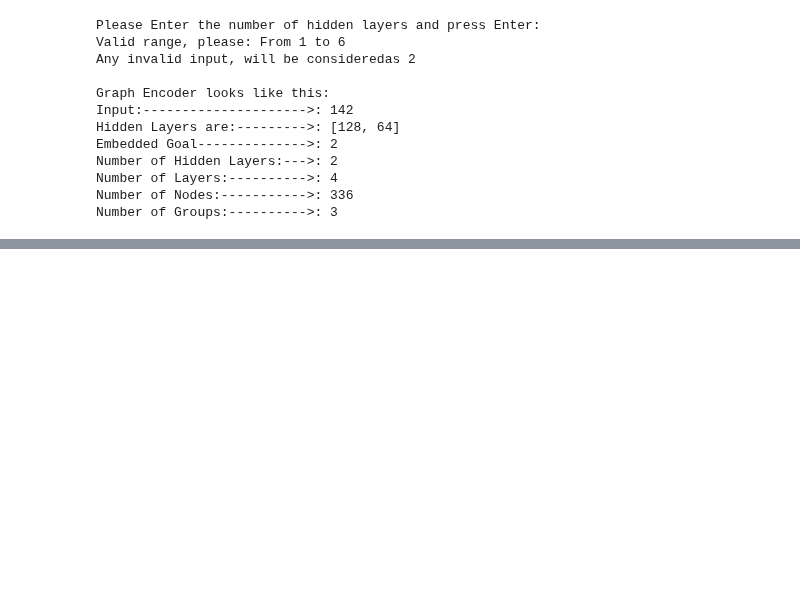
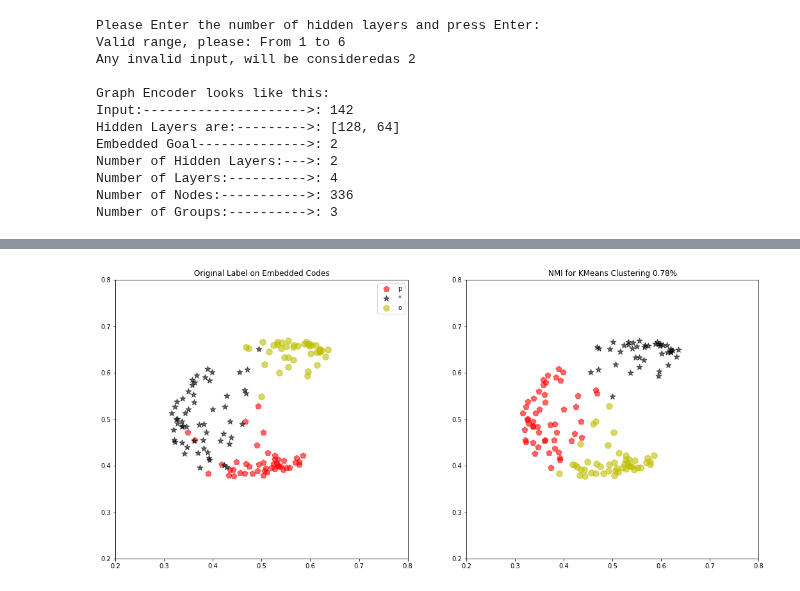
Before and after one commit to saman-nia/Deep-Learning-for-Dimensionality-Reduction, a Jupyter notebook: Dense Matrix Dimensionality Reduction/Comparing_with_Wine.ipynb, the cells around one changed output, grey strips where cells are left out. Drawn from its saved outputs; the diff is of its cells as text; code cells hidden in the pictures; blank space fills up the shorter version.

```diff
--- a/Dense Matrix Dimensionality Reduction/Comparing_with_Wine.ipynb
+++ b/Dense Matrix Dimensionality Reduction/Comparing_with_Wine.ipynb
@@ -317,8 +318,7 @@ def loss_function(reconstructed, input_data):
 # %%
 def training(cost, learning_rate, beta1, beta2, global_step):
     optimizer = tf.compat.v1.train.AdamOptimizer(learning_rate, beta1, beta2,
-                                                 epsilon=1e-08, use_locking=False,
-                                                 name='Adam')
+                                                 epsilon=1e-7, use_locking=False)
     compute_gradient = optimizer.compute_gradients(cost)
     apply_gradient = optimizer.apply_gradients(compute_gradient, global_step=global_step)
     return apply_gradient
@@ -466,3 +424,24 @@ ae_codes = sess.run(code, feed_dict={x: data_set, mode_train: False})
+# %%
+plt.figure(figsize=(18,8))
+for num in range(n_groups):
+  plt.subplot(1,2,1)
+  plt.ylim(bottom=0.2, top=0.8)
+  plt.xlim(left=0.2, right=0.8)
+  plt.scatter([ae_codes[:,0][i] for i in range(len(labels_set)) if labels_set[i] == num],
+              [ae_codes[:,1][i] for i in range(len(labels_set)) if labels_set[i] == num],
+              90, label=markers_list[num], alpha=0.6, color = sorted_color[num], marker=markers_list[num])
+  plt.title('Original Label on Embedded Codes')
+  plt.legend(loc='best')
+  plt.subplot(1,2,2)
+  plt.ylim(bottom=0.2, top=0.8)
+  plt.xlim(left=0.2, right=0.8)
+  plt.scatter([ae_codes[:,0][i] for i in range(len(pred_KMeans_code)) if pred_KMeans_code[i] == num],
+              [ae_codes[:,1][i] for i in range(len(pred_KMeans_code)) if pred_KMeans_code[i] == num],
+              90, alpha=0.6, color = sorted_color[num], marker=markers_list[num])
+  plt.title('NMI for KMeans Clustering {:0.2f}%'.format(nmi_KMeans_code))
+plt.show()
+# %% [output]
+[figure, added]
 # %%
 from sklearn.decomposition import PCA
 pca = PCA(n_components=2)
```
Also changed, not shown: parts of 18 cells of this notebook.
